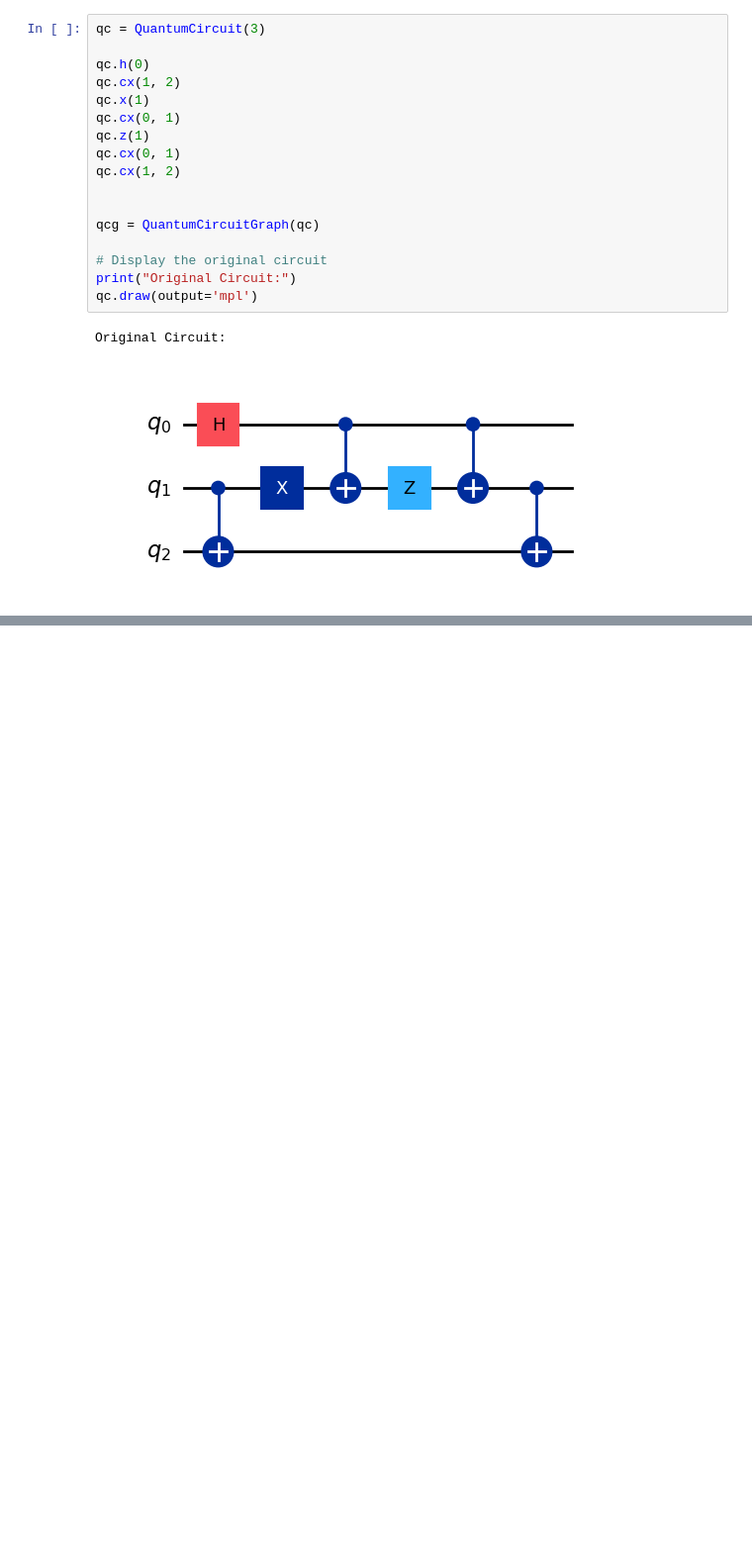
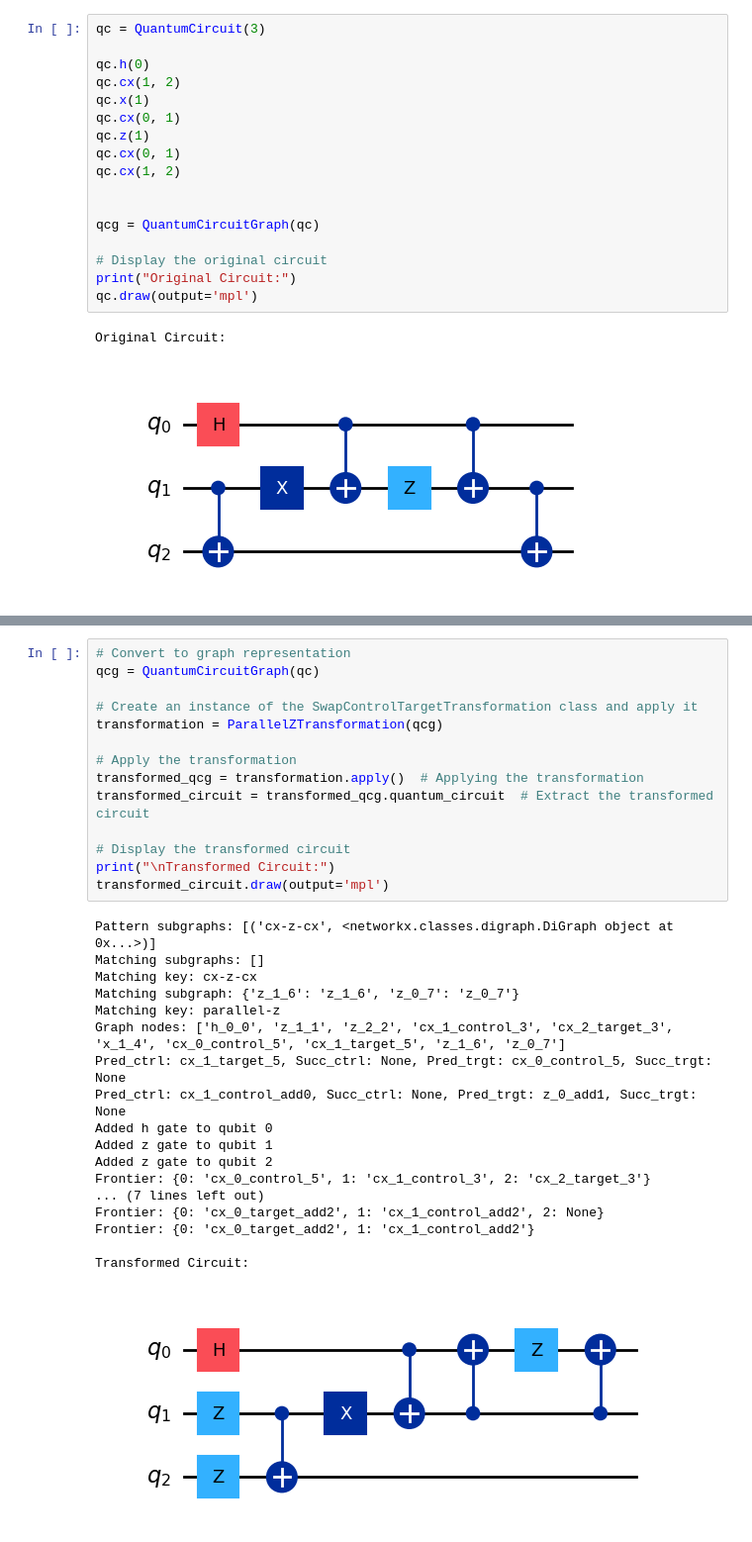
Before and after one commit to melaniasala/SSL-for-Quantum-Cirucits-Generation, a Jupyter notebook: QCCL/notebooks/transforms_debugging.ipynb, the cells around one changed output, grey strips where cells are left out. Shown at 99% size. Saved outputs shown, nothing was run; the diff lists cells and outputs as text; blank space fills up the shorter version.

```diff
--- a/QCCL/notebooks/transforms_debugging.ipynb
+++ b/QCCL/notebooks/transforms_debugging.ipynb
@@ -730,0 +760,33 @@ Transformed Circuit:
+# %%
+# Convert to graph representation
+qcg = QuantumCircuitGraph(qc)
+
+# Create an instance of the SwapControlTargetTransformation class and apply it
+transformation = ParallelZTransformation(qcg)
+
+# Apply the transformation
+transformed_qcg = transformation.apply()  # Applying the transformation
+transformed_circuit = transformed_qcg.quantum_circuit  # Extract the transformed circuit
+
+# Display the transformed circuit
+print("\nTransformed Circuit:")
+transformed_circuit.draw(output='mpl')
+# %% [output]
+Pattern subgraphs: [('cx-z-cx', <networkx.classes.digraph.DiGraph object at 0x...>)]
+Matching subgraphs: []
+Matching key: cx-z-cx
+Matching subgraph: {'z_1_6': 'z_1_6', 'z_0_7': 'z_0_7'}
+Matching key: parallel-z
+Graph nodes: ['h_0_0', 'z_1_1', 'z_2_2', 'cx_1_control_3', 'cx_2_target_3', 'x_1_4', 'cx_0_control_5', 'cx_1_target_5', 'z_1_6', 'z_0_7']
+Pred_ctrl: cx_1_target_5, Succ_ctrl: None, Pred_trgt: cx_0_control_5, Succ_trgt: None
+Pred_ctrl: cx_1_control_add0, Succ_ctrl: None, Pred_trgt: z_0_add1, Succ_trgt: None
+Added h gate to qubit 0
+Added z gate to qubit 1
+Added z gate to qubit 2
+Frontier: {0: 'cx_0_control_5', 1: 'cx_1_control_3', 2: 'cx_2_target_3'}
+... (7 lines left out)
+Frontier: {0: 'cx_0_target_add2', 1: 'cx_1_control_add2', 2: None}
+Frontier: {0: 'cx_0_target_add2', 1: 'cx_1_control_add2'}
+
+Transformed Circuit:
+[figure, added]
```
Also changed, not shown: parts of 22 cells of this notebook, 3 other files.
